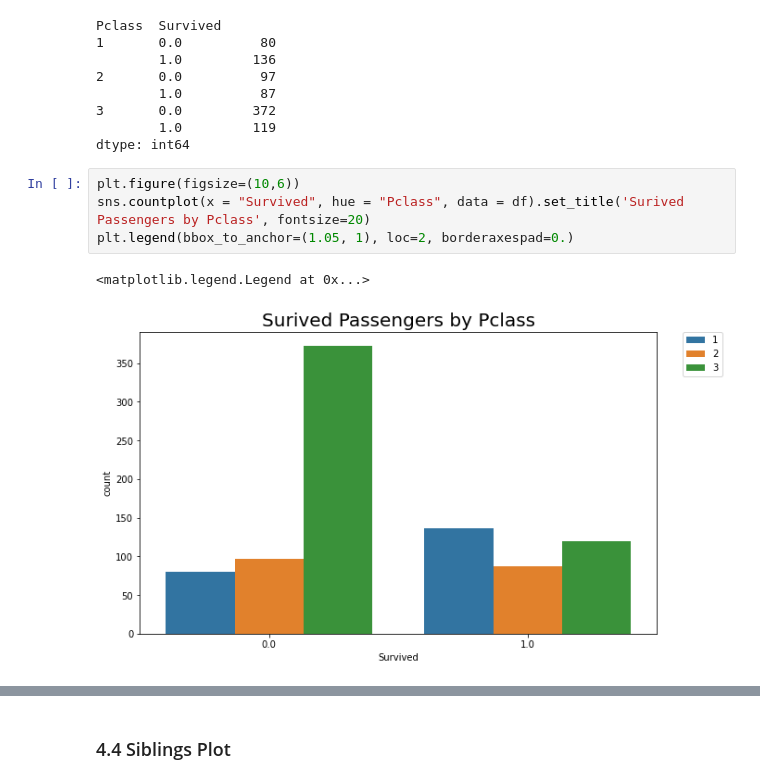
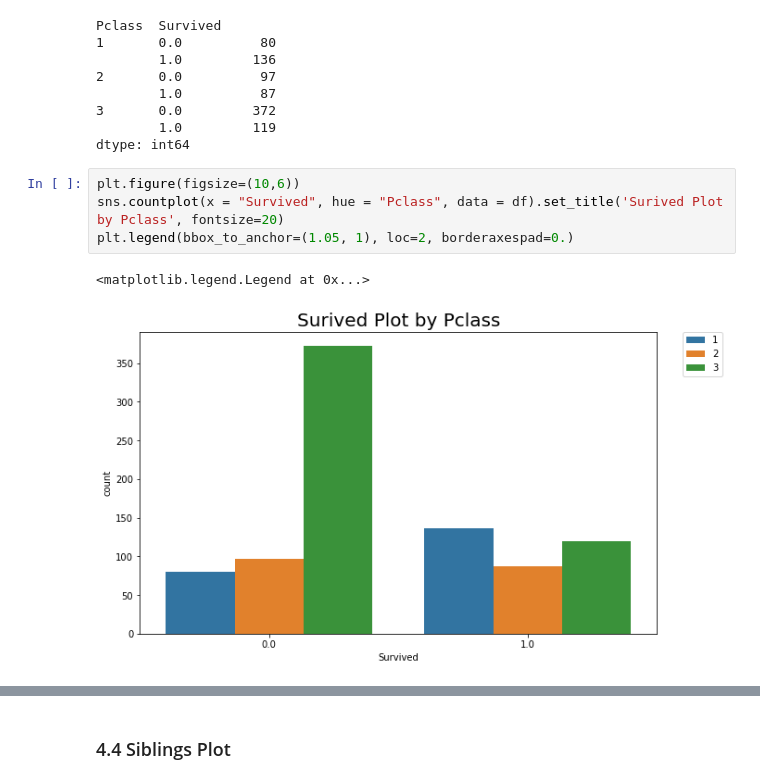
Before and after one commit to malabidi/Titanic, a Jupyter notebook: Titanic_predictions_jupyter_notebook.ipynb, the cells around one changed output, grey strips where cells are left out. Drawn from its saved outputs; the diff is of its cells as text.

Commit message:
plots2

```diff
--- a/Titanic_predictions_jupyter_notebook.ipynb
+++ b/Titanic_predictions_jupyter_notebook.ipynb
@@ -147,8 +147,8 @@ Pclass  Survived
 dtype: int64
 # %%
 plt.figure(figsize=(10,6))
-sns.countplot(x = "Survived", hue = "Pclass", data = df).set_title('Surived Passengers by Pclass', fontsize=20)
+sns.countplot(x = "Survived", hue = "Pclass", data = df).set_title('Surived Plot by Pclass', fontsize=20)
 plt.legend(bbox_to_anchor=(1.05, 1), loc=2, borderaxespad=0.)
 # %% [output]
 <matplotlib.legend.Legend at 0x...>
-[figure, old version]
+[figure, new version]
```
Also changed, not shown: parts of 1 cell of this notebook.
